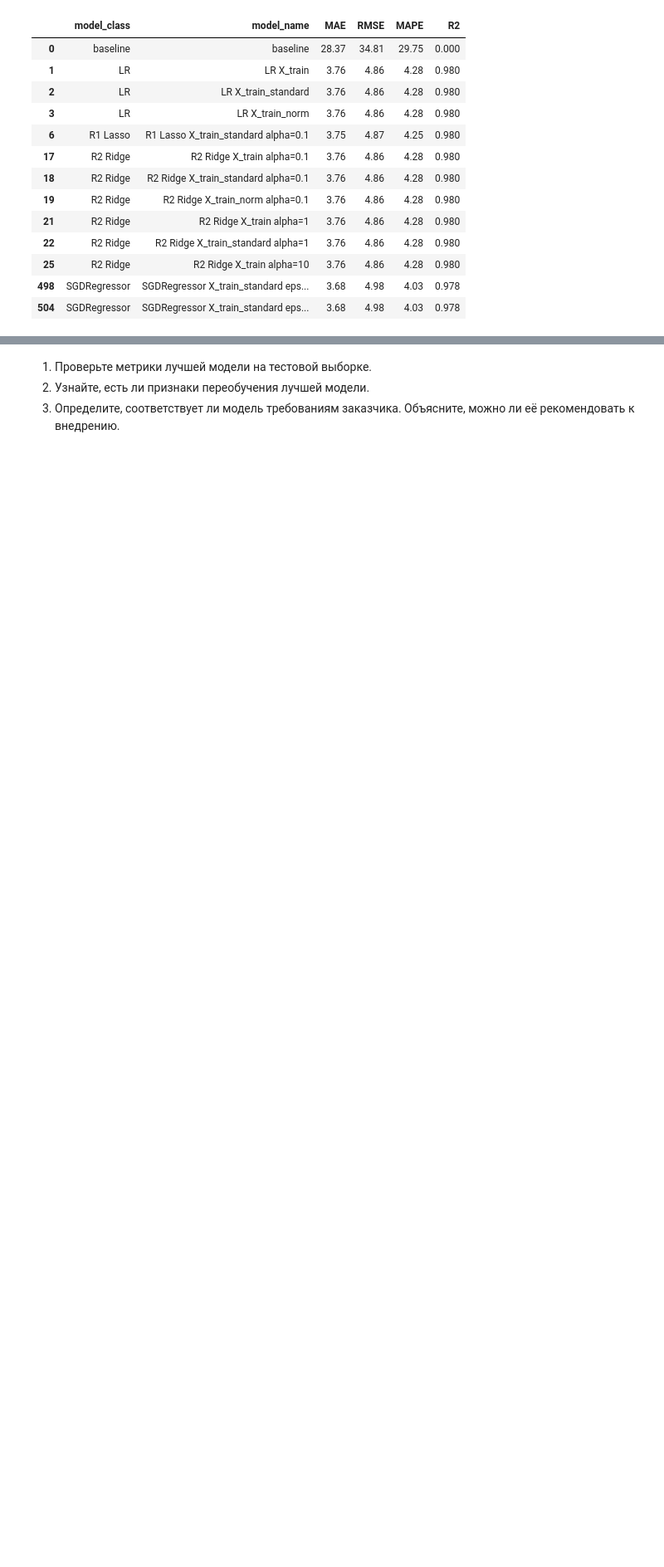
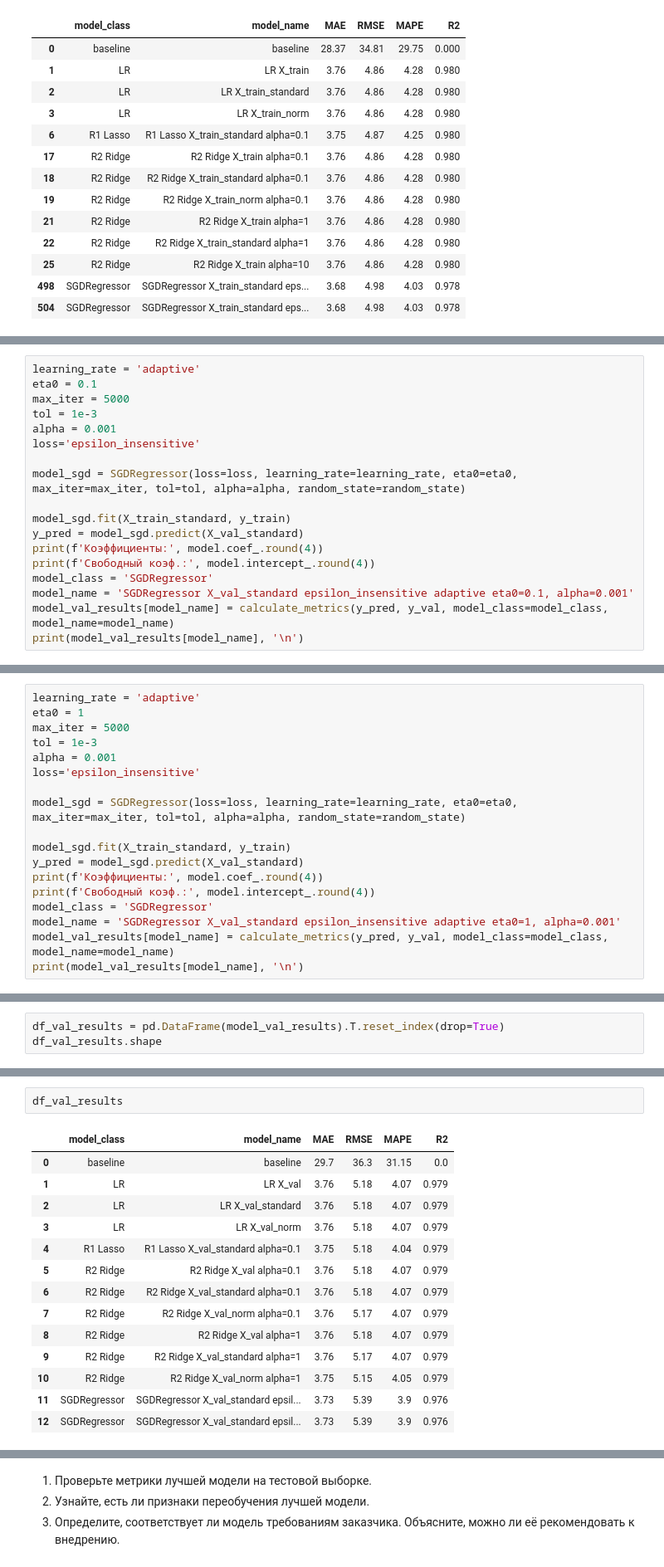
Before and after one commit to TemaQDX/project_turtle, a Jupyter notebook: project_turtle_sprint_10_Artem_Burov.ipynb, the cells around one changed output, grey strips where cells are left out. Shown at 83% size. Saved outputs shown, nothing was run; the diff lists cells and outputs as text; blank space fills up the shorter version.

Commit message:
model_20260517_val

```diff
--- a/project_turtle_sprint_10_Artem_Burov.ipynb
+++ b/project_turtle_sprint_10_Artem_Burov.ipynb
@@ -1507,0 +1602,18 @@ ________________
+# %%
+learning_rate = 'adaptive'
+eta0 = 0.1
+max_iter = 5000
+tol = 1e-3
+alpha = 0.001
+loss='epsilon_insensitive'
+
+model_sgd = SGDRegressor(loss=loss, learning_rate=learning_rate, eta0=eta0, max_iter=max_iter, tol=tol, alpha=alpha, random_state=random_state)
+
+model_sgd.fit(X_train_standard, y_train)
+y_pred = model_sgd.predict(X_val_standard)
+print(f'Коэффициенты:', model.coef_.round(4))
+print(f'Свободный коэф.:', model.intercept_.round(4))
+model_class = 'SGDRegressor'
+model_name = 'SGDRegressor X_val_standard epsilon_insensitive adaptive eta0=0.1, alpha=0.001'
+model_val_results[model_name] = calculate_metrics(y_pred, y_val, model_class=model_class, model_name=model_name)
+print(model_val_results[model_name], '\n')
@@ -1507,0 +1625,18 @@ ________________
+# %%
+learning_rate = 'adaptive'
+eta0 = 1
+max_iter = 5000
+tol = 1e-3
+alpha = 0.001
+loss='epsilon_insensitive'
+
+model_sgd = SGDRegressor(loss=loss, learning_rate=learning_rate, eta0=eta0, max_iter=max_iter, tol=tol, alpha=alpha, random_state=random_state)
+
+model_sgd.fit(X_train_standard, y_train)
+y_pred = model_sgd.predict(X_val_standard)
+print(f'Коэффициенты:', model.coef_.round(4))
+print(f'Свободный коэф.:', model.intercept_.round(4))
+model_class = 'SGDRegressor'
+model_name = 'SGDRegressor X_val_standard epsilon_insensitive adaptive eta0=1, alpha=0.001'
+model_val_results[model_name] = calculate_metrics(y_pred, y_val, model_class=model_class, model_name=model_name)
+print(model_val_results[model_name], '\n')
@@ -1507,0 +1648,3 @@ ________________
+# %%
+df_val_results = pd.DataFrame(model_val_results).T.reset_index(drop=True)
+df_val_results.shape
@@ -1507,0 +1653,17 @@ ________________
+# %%
+df_val_results
+# %% [output]
+|  | model_class | model_name | MAE | RMSE | MAPE | R2 |
+| 0 | baseline | baseline | 29.7 | 36.3 | 31.15 | 0.0 |
+| 1 | LR | LR X_val | 3.76 | 5.18 | 4.07 | 0.979 |
+| 2 | LR | LR X_val_standard | 3.76 | 5.18 | 4.07 | 0.979 |
+| 3 | LR | LR X_val_norm | 3.76 | 5.18 | 4.07 | 0.979 |
+| 4 | R1 Lasso | R1 Lasso X_val_standard alpha=0.1 | 3.75 | 5.18 | 4.04 | 0.979 |
+| 5 | R2 Ridge | R2 Ridge X_val alpha=0.1 | 3.76 | 5.18 | 4.07 | 0.979 |
+| 6 | R2 Ridge | R2 Ridge X_val_standard alpha=0.1 | 3.76 | 5.18 | 4.07 | 0.979 |
+| 7 | R2 Ridge | R2 Ridge X_val_norm alpha=0.1 | 3.76 | 5.17 | 4.07 | 0.979 |
+| 8 | R2 Ridge | R2 Ridge X_val alpha=1 | 3.76 | 5.18 | 4.07 | 0.979 |
+| 9 | R2 Ridge | R2 Ridge X_val_standard alpha=1 | 3.76 | 5.17 | 4.07 | 0.979 |
+| 10 | R2 Ridge | R2 Ridge X_val_norm alpha=1 | 3.75 | 5.15 | 4.05 | 0.979 |
+| 11 | SGDRegressor | SGDRegressor X_val_standard epsil... | 3.73 | 5.39 | 3.9 | 0.976 |
+| 12 | SGDRegressor | SGDRegressor X_val_standard epsil... | 3.73 | 5.39 | 3.9 | 0.976 |
```
Also changed, not shown: parts of 21 cells of this notebook.
